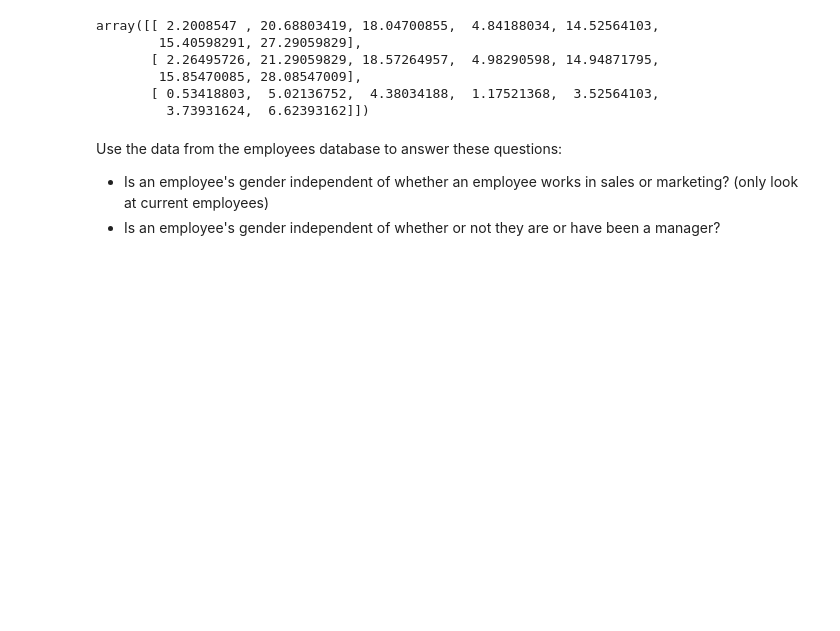
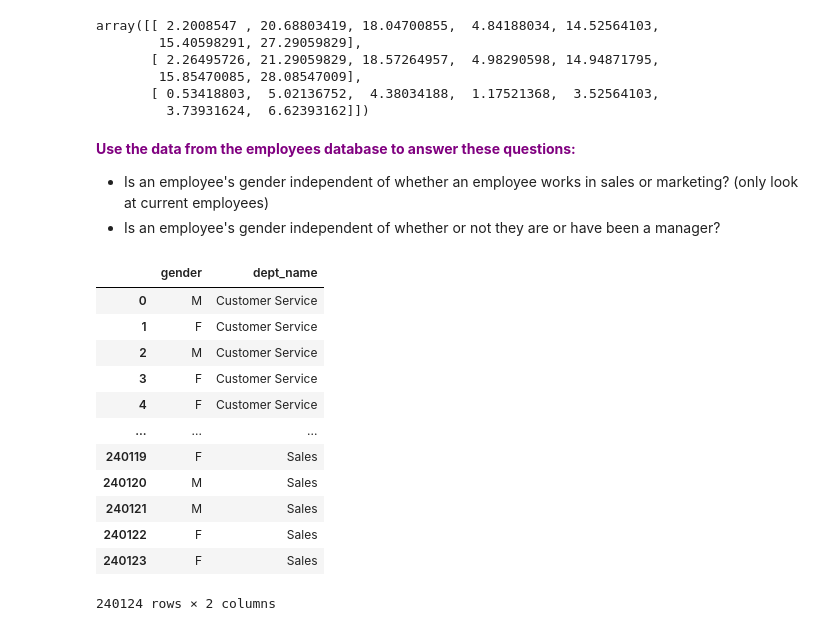
Before and after one commit to barbmarques/statistics-exercises, a Jupyter notebook: hypothesis_testing.ipynb, the cells around one changed output. Cells and saved outputs as stored; diff of their text form; code cells hidden in the pictures; blank space fills up the shorter version.

```diff
--- a/hypothesis_testing.ipynb
+++ b/hypothesis_testing.ipynb
@@ -842,7 +854,7 @@ array([[ 2.2008547 , 20.68803419, 18.04700855,  4.84188034, 14.52564103,
        [ 0.53418803,  5.02136752,  4.38034188,  1.17521368,  3.52564103,
          3.73931624,  6.62393162]])
 # %% [markdown]
-Use the data from the employees database to answer these questions:
+<font color = 'purple'> **Use the data from the employees database to answer these questions:**
 
 * Is an employee's gender independent of whether an employee works in sales or marketing? (only look at current employees)
-* Is an employee's gender independent of whether or not they are or have been a manager?
+* Is an employee's gender independent of whether or not they are or have been a manager?<font color = 'black'>
@@ -852,0 +861,45 @@ def get_connection()
+# %%
+#set up sql connection
+#environment set up
+
+from env import host, password, user
+
+def get_db_url(user, password, host, db):
+    return f'mysql+pymysql://{user}:{password}@{host}/{db}'
+
+# What tables do I need?
+# employees
+# dept_emp
+# departments
+
+# current employees only
+
+# Null: There is no relationship between employees gender and whether they work in sales or marketing.
+# Ha: there is a relationship between an employees gender and wehther they work in sales or marketing depts.
+
+url = get_db_url(user,password,host,'employees')
+query = '''
+SELECT e.gender, d.dept_name
+FROM employees AS e
+JOIN dept_emp as demp ON demp.emp_no = e.emp_no
+AND to_date > curdate()
+JOIN departments as d ON demp.dept_no = d.dept_no
+'''
+
+gender_by_dept = pd.read_sql(query, url)
+# %%
+gender_by_dept
+# %% [output]
+|  | gender | dept_name |
+| 0 | M | Customer Service |
+| 1 | F | Customer Service |
+| 2 | M | Customer Service |
+| 3 | F | Customer Service |
+| 4 | F | Customer Service |
+| ... | ... | ... |
+| 240119 | F | Sales |
+| 240120 | M | Sales |
+| 240121 | M | Sales |
+| 240122 | F | Sales |
+| 240123 | F | Sales |
+240124 rows × 2 columns
```
Also changed, not shown: parts of 21 cells of this notebook.
